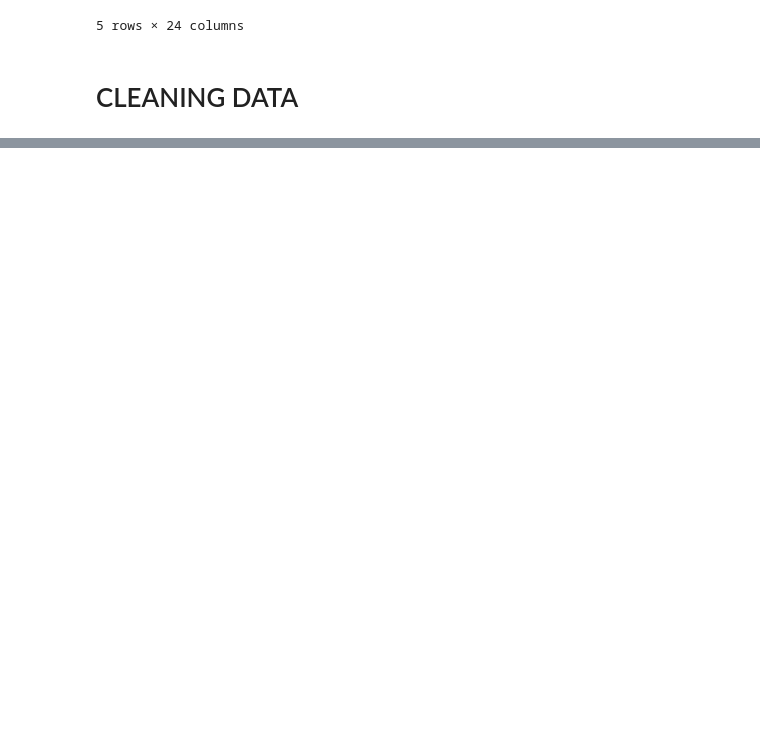
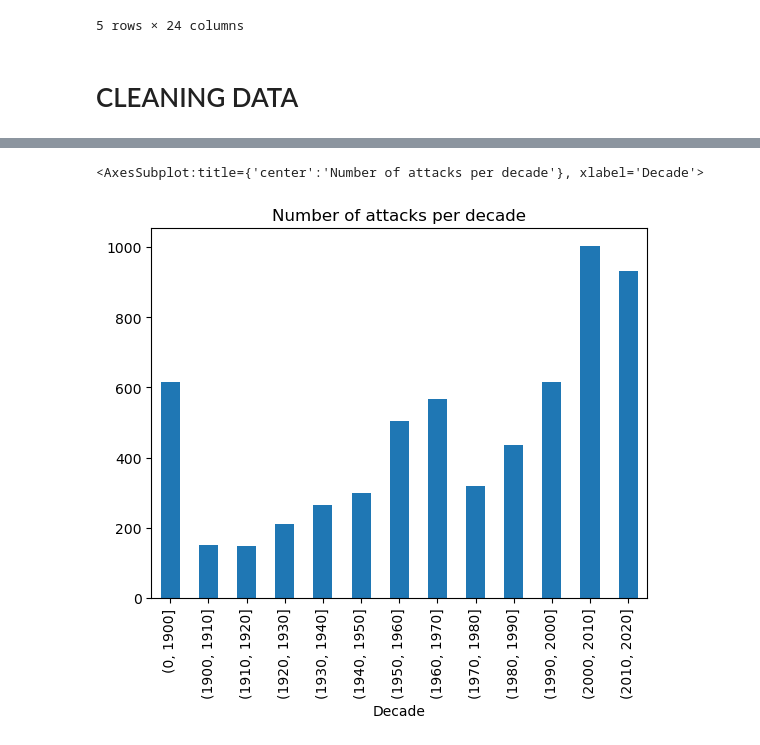
Before and after one commit to marcdalmaum/project_1, a Jupyter notebook: project.ipynb, the cells around one changed output, grey strips where cells are left out. Drawn from its saved outputs; the diff is of its cells as text; code cells hidden in the pictures; blank space fills up the shorter version.

```diff
--- a/project.ipynb
+++ b/project.ipynb
@@ -86,0 +128,3 @@ dtype: int64
+# %%
+df["Decade"] = pd.cut(df['Year'], bins=[0, 1900, 1910, 1920, 1930, 1940, 1950, 1960, 1970, 1980, 1990, 2000, 2010, 2020]) # Maybe include labels
+df["Decade"].head()
@@ -86,0 +139,5 @@ dtype: int64
+# %%
+df.groupby('Decade')['Decade'].agg(len).plot.bar(title = 'Number of attacks per decade')
+# %% [output]
+<AxesSubplot:title={'center':'Number of attacks per decade'}, xlabel='Decade'>
+[figure, added]
```
Also changed, not shown: parts of 31 cells of this notebook.
